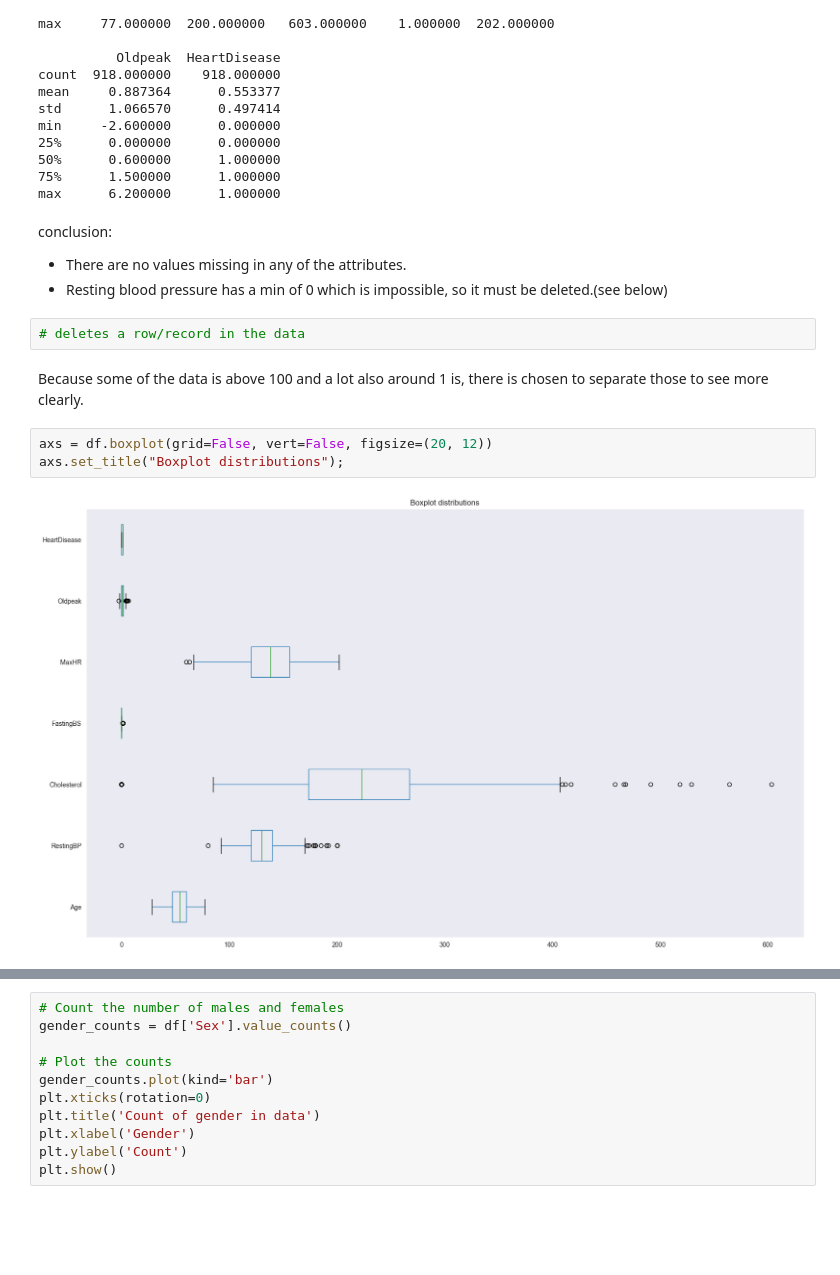
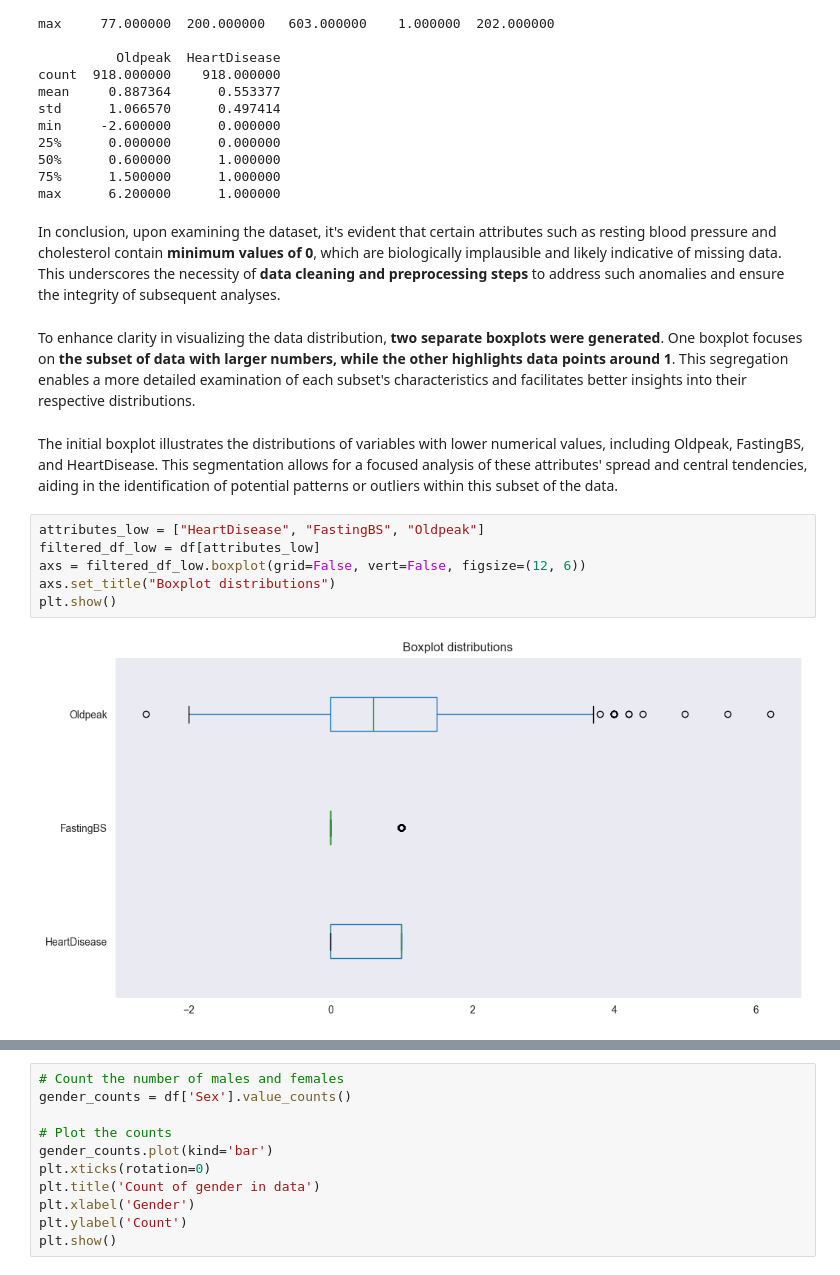
Before and after one commit to Alphina18/heart_disease_pred, a Jupyter notebook: EDA_hdp.ipynb, the cells around one changed output, grey strips where cells are left out. Drawn from its saved outputs; the diff is of its cells as text; blank space fills up the shorter version.

```diff
--- a/EDA_hdp.ipynb
+++ b/EDA_hdp.ipynb
@@ -188,15 +224,16 @@ min     -2.600000      0.000000
 75%      1.500000      1.000000
 max      6.200000      1.000000
 # %% [markdown]
-conclusion:
-- There are no values missing in any of the attributes.
-- Resting blood pressure has a min of 0 which is impossible, so it must be deleted.(see below)
+In conclusion, upon examining the dataset, it's evident that certain attributes such as resting blood pressure and cholesterol contain __minimum values of 0__, which are biologically implausible and likely indicative of missing data. This underscores the necessity of __data cleaning and preprocessing steps__ to address such anomalies and ensure the integrity of subsequent analyses.
-# %%
-# deletes a row/record in the data
 # %% [markdown]
-Because some of the data is above 100 and a lot also around 1 is, there is chosen to separate those to see more clearly.
+To enhance clarity in visualizing the data distribution, __two separate boxplots were generated__. One boxplot focuses on __the subset of data with larger numbers, while the other highlights data points around 1__. This segregation enables a more detailed examination of each subset's characteristics and facilitates better insights into their respective distributions.
+# %% [markdown]
+The initial boxplot illustrates the distributions of variables with lower numerical values, including Oldpeak, FastingBS, and HeartDisease. This segmentation allows for a focused analysis of these attributes' spread and central tendencies, aiding in the identification of potential patterns or outliers within this subset of the data.
 # %%
-axs = df.boxplot(grid=False, vert=False, figsize=(20, 12))
-axs.set_title("Boxplot distributions");
+attributes_low = ["HeartDisease", "FastingBS", "Oldpeak"]
+filtered_df_low = df[attributes_low]
+axs = filtered_df_low.boxplot(grid=False, vert=False, figsize=(12, 6))
+axs.set_title("Boxplot distributions")
+plt.show()
 # %% [output]
-[figure, old version]
+[figure, new version]
```
Also changed, not shown: parts of 78 cells of this notebook.
